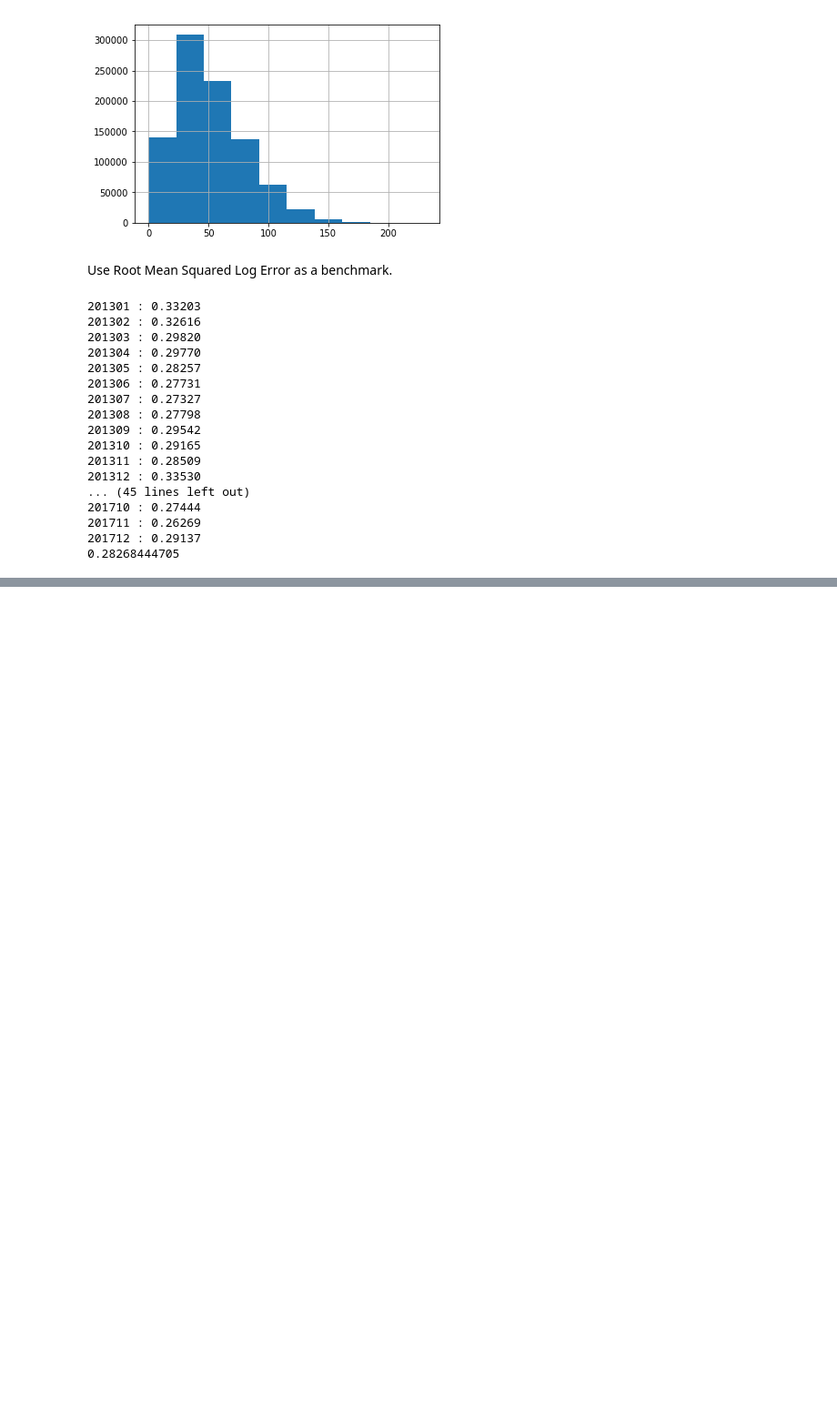
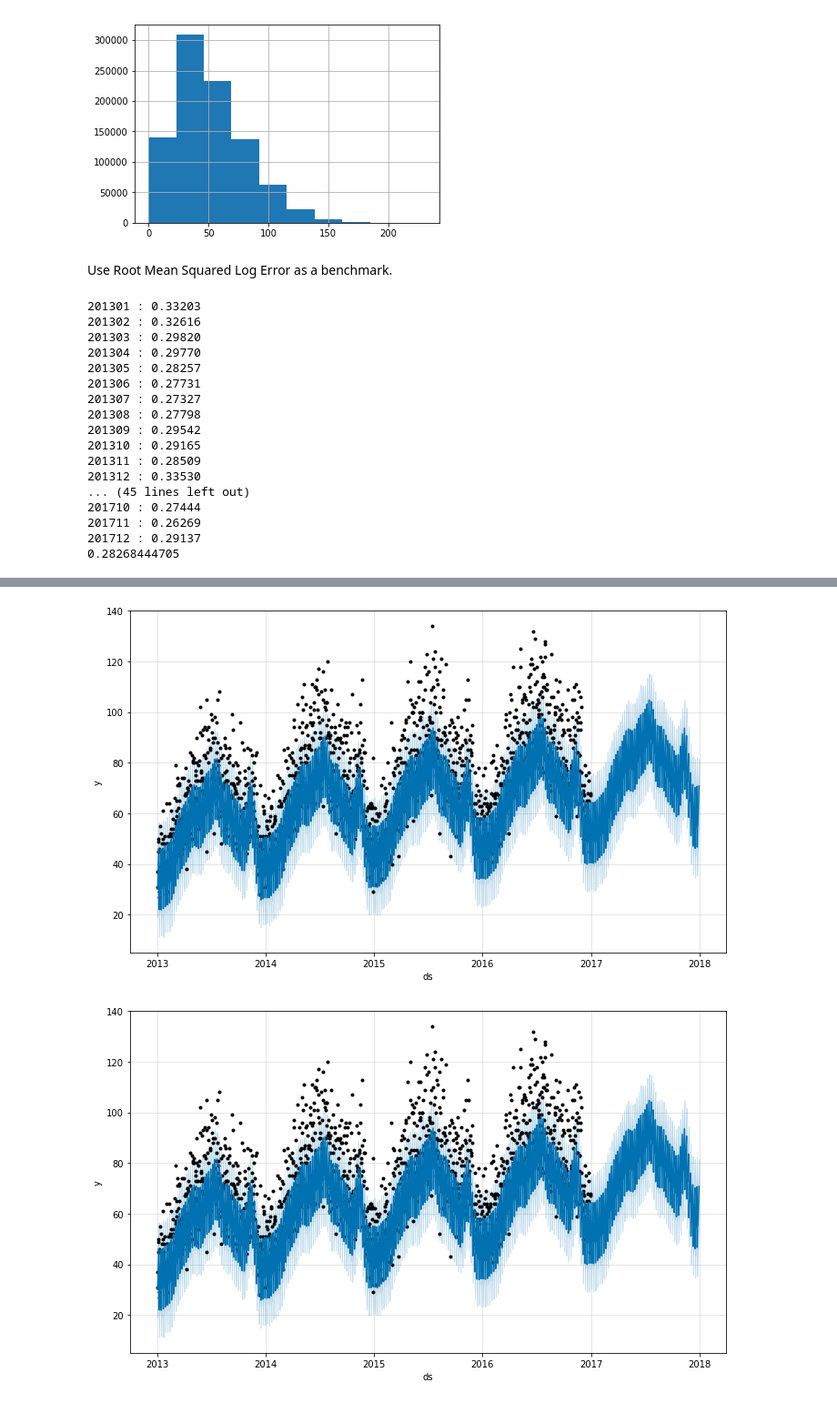
Before and after one commit to raymondykcheung/demand-forecast, a Jupyter notebook: demand-forecasting.ipynb, the cells around one changed output, grey strips where cells are left out. Shown at 91% size. Saved outputs shown, nothing was run; the diff lists cells and outputs as text; code cells hidden in the pictures; blank space fills up the shorter version.

```diff
--- a/demand-forecasting.ipynb
+++ b/demand-forecasting.ipynb
@@ -262,0 +350,5 @@ Prophet is always a dataframe with two columns: ds and y. The ds (datestamp) col
+# %%
+fbp.plot(forecast)
+# %% [output]
+[figure, added]
+[figure, added]
```
Also changed, not shown: parts of 15 cells of this notebook.
